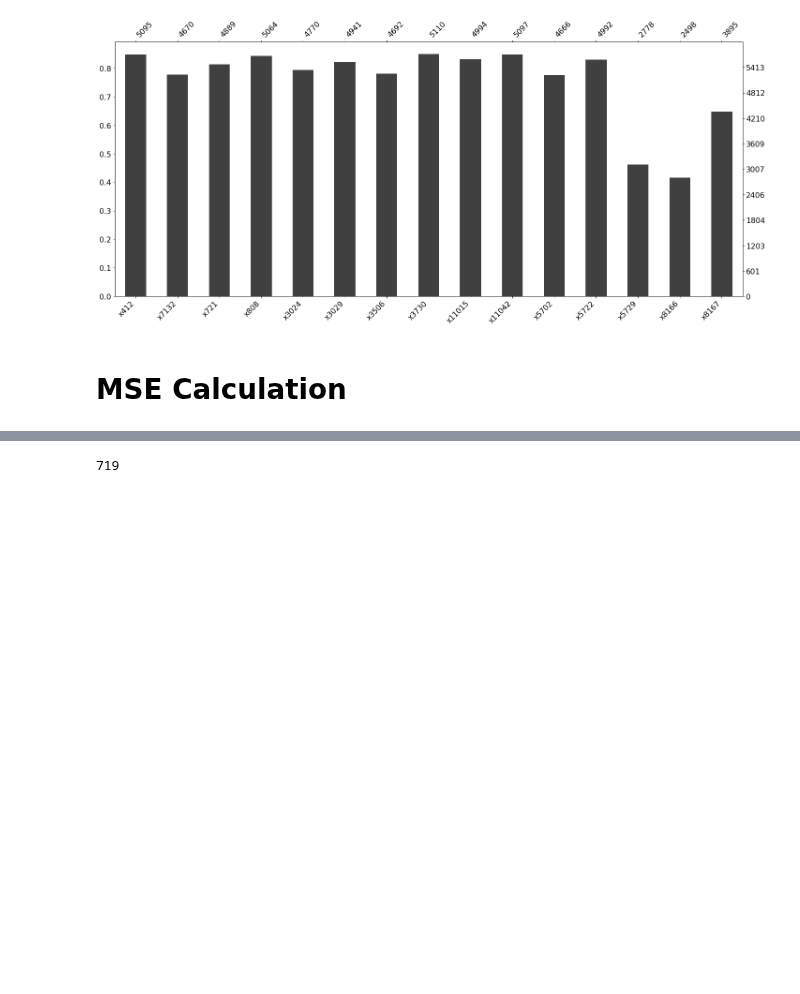
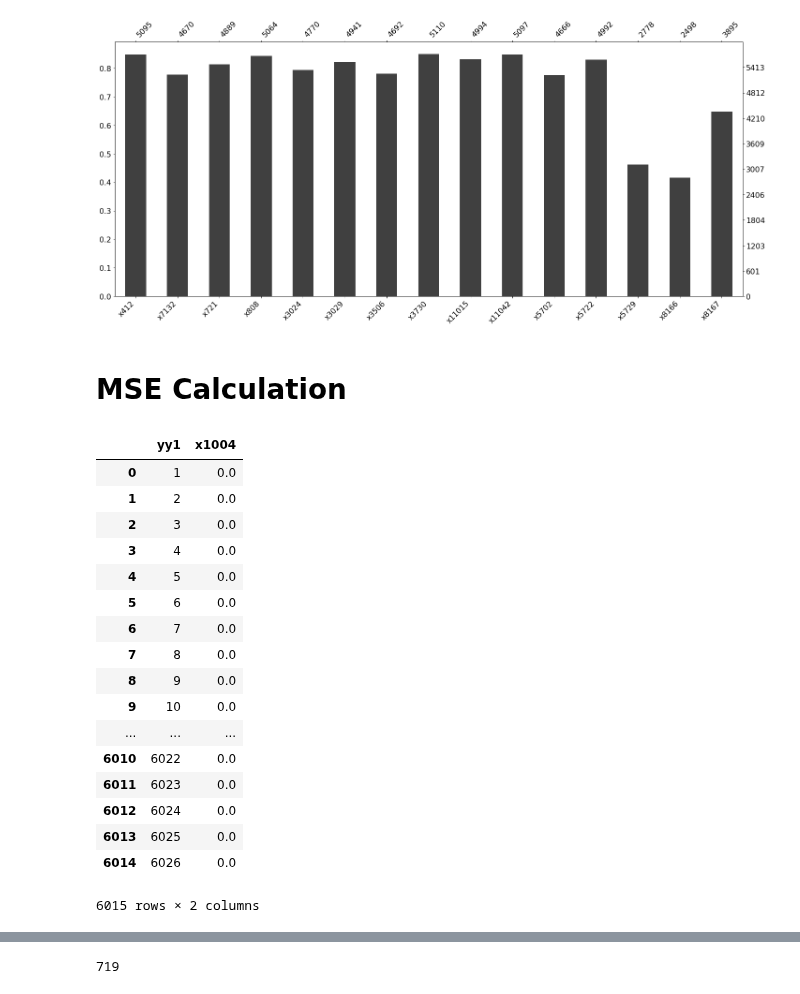
Before and after one commit to TavoloPerUno/scf_impute, a Jupyter notebook: Missing Patterns.ipynb, the cells around one changed output, grey strips where cells are left out. Drawn from its saved outputs; the diff is of its cells as text; code cells hidden in the pictures; blank space fills up the shorter version.

```diff
--- a/Missing Patterns.ipynb
+++ b/Missing Patterns.ipynb
@@ -40,3 +39,24 @@ msno.bar(filtered_data)
 [figure]
 # %% [markdown]
 # MSE Calculation
+# %%
+df_raw_data[['yy1', 'x1004']]
+# %% [output]
+|  | yy1 | x1004 |
+| 0 | 1 | 0.0 |
+| 1 | 2 | 0.0 |
+| 2 | 3 | 0.0 |
+| 3 | 4 | 0.0 |
+| 4 | 5 | 0.0 |
+| 5 | 6 | 0.0 |
+| 6 | 7 | 0.0 |
+| 7 | 8 | 0.0 |
+| 8 | 9 | 0.0 |
+| 9 | 10 | 0.0 |
+| ... | ... | ... |
+| 6010 | 6022 | 0.0 |
+| 6011 | 6023 | 0.0 |
+| 6012 | 6024 | 0.0 |
+| 6013 | 6025 | 0.0 |
+| 6014 | 6026 | 0.0 |
+6015 rows × 2 columns
```
Also changed, not shown: parts of 6 cells of this notebook, 1 other file.
